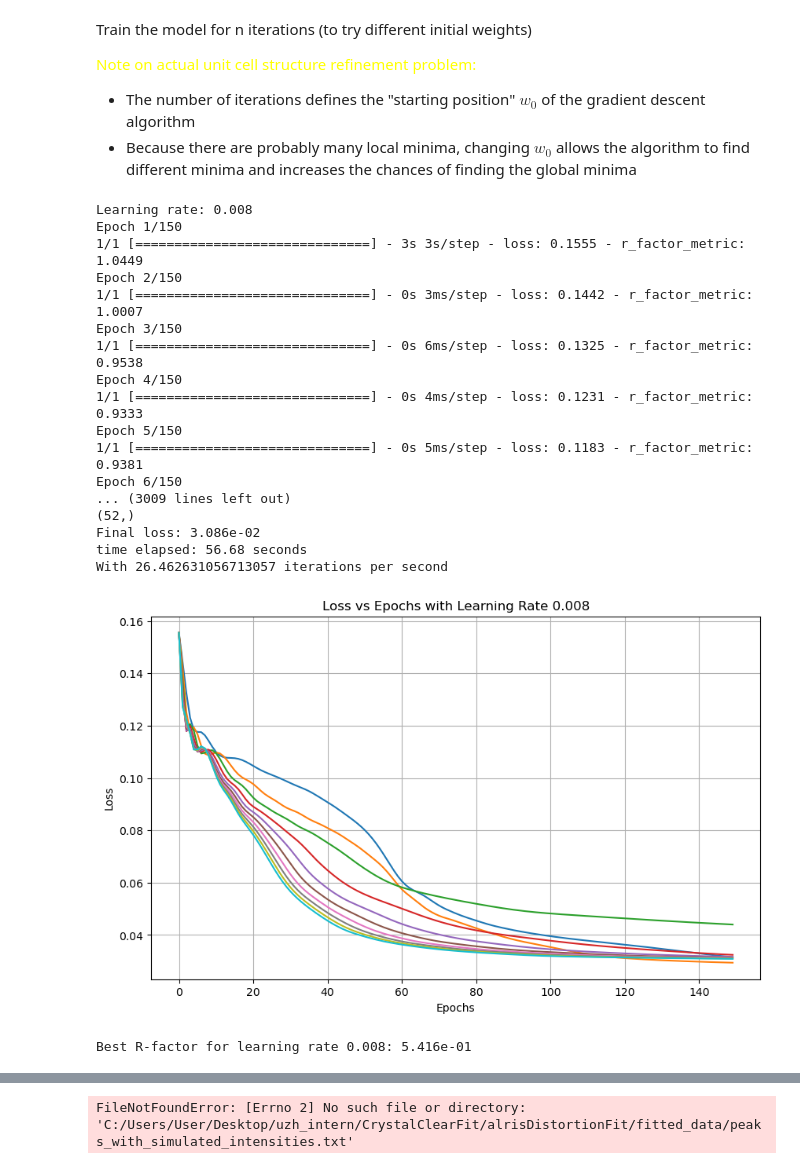
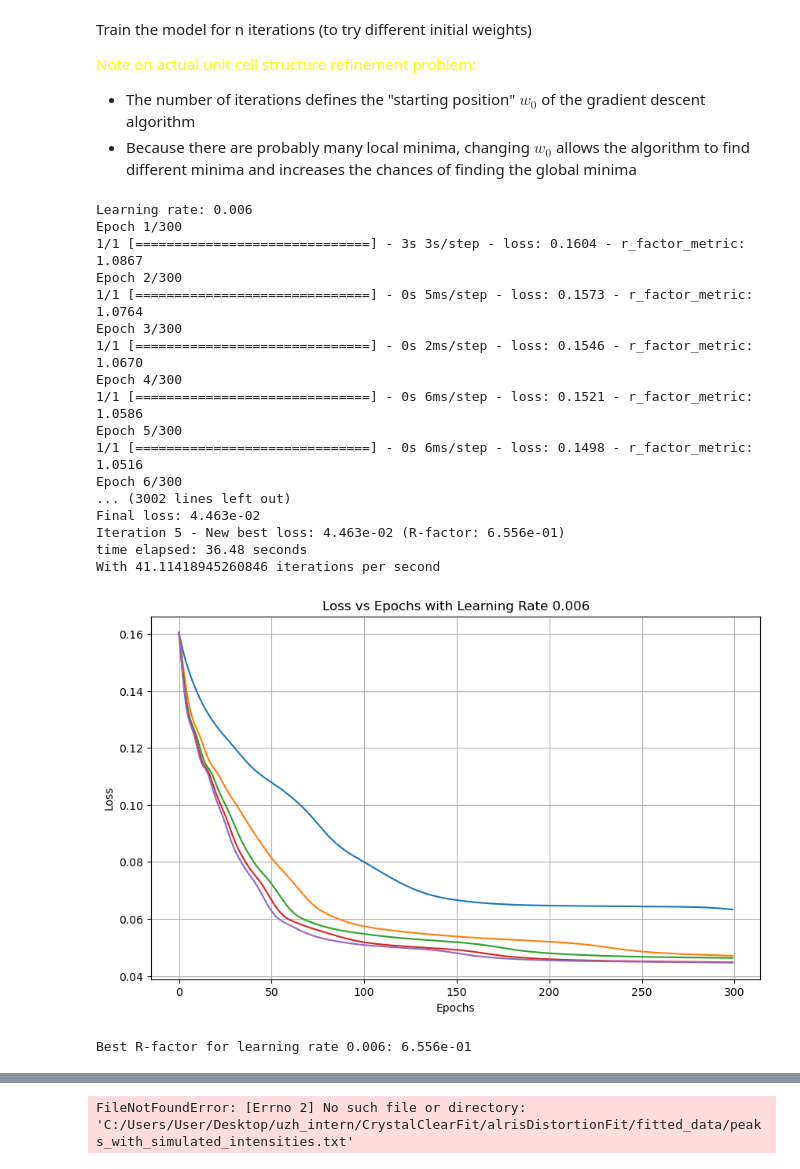
Before and after one commit to bleubreeymeow/alrisDistortionFit, a Jupyter notebook: PBCO/PBCO_1_3_inplane/P2/P2_gradient_descent.ipynb, the cells around one changed output, grey strips where cells are left out. Drawn from its saved outputs; the diff is of its cells as text; code cells hidden in the pictures.

```diff
--- a/PBCO/PBCO_1_3_inplane/P2/P2_gradient_descent.ipynb
+++ b/PBCO/PBCO_1_3_inplane/P2/P2_gradient_descent.ipynb
@@ -64,7 +64,8 @@ for label, err in zip(labels, vol_err):
     if label == 0:
         labels_err.append(0.1)  # Assign a high error for zero labels
     else:
-        labels_err.append((500000 - (1/label * 1000))/1000)  # Inverse error for each label
+        labels_err.append(1/label)   # Normalize error to sum to 60
+        #labels_err.append((500000 - (1/label * 1000))/1000)  # Inverse error for each label
 
 labels_err = tf.convert_to_tensor(labels_err, dtype=tf.float32)
 labels = tf.convert_to_tensor(labels, dtype=tf.float32)
@@ -130,7 +131,6 @@ def fun_tf(hkl_list, pars, matrix):
     w = tf.constant(0.000811509257682975, dtype=tf.float32)  # Debye-Waller factor
     qnorms = tf.norm(tf.cast(hkl_list, tf.float32), axis=1)
     intensity = intensity * tf.exp(- w * qnorms ** 2)  # Apply Debye-Waller factor
-    max_intensity = tf.reduce_max(intensity)
     #intensity = tf.where(intensity < max_intensity * 0.01, tf.zeros_like(intensity), intensity)  # Ensure no negative intensities
     #intensity = log10(intensity + 1)  # Convert to log10 scale
     sim_intensity = intensity
@@ -152,7 +152,7 @@ class FunAsLayer(tf.keras.layers.Layer):
         self.matrix = matrix
 
     def build(self, input_shape):
-        self.param = self.add_weight(name='param', shape=(mode_num,), initializer=tf.keras.initializers.RandomNormal(mean=0.0, stddev=0.05, seed=1), trainable=True)
+        self.param = self.add_weight(name='param', shape=(mode_num,), initializer=tf.keras.initializers.RandomNormal(mean=0.0, stddev=0.25, seed=1), trainable=True)
         super().build(input_shape)
 
     def call(self, inputs):
@@ -219,7 +219,7 @@ Train the model for n iterations (to try different initial weights)
 - The number of iterations defines the "starting position" $w_0$ of the gradient descent algorithm
 - Because there are probably many local minima, changing $w_0$ allows the algorithm to find different minima and increases the chances of finding the global minima
 # %%
-lr = [8e-3]
+lr = [6e-3]
 best_pars_overall = None
 best_rf_overall = np.inf
 best_loss_overall = []
@@ -232,9 +232,9 @@ for learning_rate in lr:
     max_mode_amps = np.loadtxt(path_max_mode_amps, dtype=np.float32 , delimiter=',')
     max_mode_amps = tf.convert_to_tensor(max_mode_amps, dtype=tf.float32)
 
-    n_epochs = 150
+    n_epochs = 300
     histories = []
-    n_iter = 10
+    n_iter = 5
 
     min_loss = np.inf
     best_pars = None
@@ -284,52 +284,52 @@ for learning_rate in lr:
             min_loss = final_loss
             rf = r_factor_metric(labels, fun_tf(features, best_model_pars , matrix))
             print(f"Iteration {i+1} - New best loss: {min_loss:.3e} (R-factor: {rf:.3e})")
 
     if min_loss < best_rf_overall:
         best_rf_overall = min_loss
         best_pars_overall = best_model_pars
         best_loss_overall = all_losses
     print(f"time elapsed: {time() - time_start:.2f} seconds")
     print(f"With {n_epochs*n_iter /(time() - time_start)} iterations per second")
     # Plotting the loss values
     plt.figure(figsize=(10, 6))
 
     # Plot the loss values for each iteration
     for i, loss_values in enumerate(all_losses):
         plt.plot(loss_values, label=f'Iteration {i+1}')
 
     plt.title(f'Loss vs Epochs with Learning Rate {learning_rate}')
     plt.xlabel('Epochs')
     plt.ylabel('Loss')
     # plt.legend()
     plt.grid(True)
     plt.show()
 
     y_pred = fun_tf(features, best_model_pars , matrix)
     labels = tf.reshape(labels, [-1])
     rf = r_factor_metric(labels, y_pred)
     print(f"Best R-factor for learning rate {learning_rate}: {rf:.3e}")
     final_weights = model.layers[-1].get_weights()[0]
 # %% [output]
-Learning rate: 0.008
-Epoch 1/150
-1/1 [==============================] - 3s 3s/step - loss: 0.1555 - r_factor_metric: 1.0449
-Epoch 2/150
-1/1 [==============================] - 0s 3ms/step - loss: 0.1442 - r_factor_metric: 1.0007
-Epoch 3/150
-1/1 [==============================] - 0s 6ms/step - loss: 0.1325 - r_factor_metric: 0.9538
-Epoch 4/150
-1/1 [==============================] - 0s 4ms/step - loss: 0.1231 - r_factor_metric: 0.9333
-Epoch 5/150
-1/1 [==============================] - 0s 5ms/step - loss: 0.1183 - r_factor_metric: 0.9381
-Epoch 6/150
-... (3009 lines left out)
-(52,)
-Final loss: 3.086e-02
-time elapsed: 56.68 seconds
-With 26.462631056713057 iterations per second
+Learning rate: 0.006
+Epoch 1/300
+1/1 [==============================] - 3s 3s/step - loss: 0.1604 - r_factor_metric: 1.0867
+Epoch 2/300
+1/1 [==============================] - 0s 5ms/step - loss: 0.1573 - r_factor_metric: 1.0764
+Epoch 3/300
+1/1 [==============================] - 0s 2ms/step - loss: 0.1546 - r_factor_metric: 1.0670
+Epoch 4/300
+1/1 [==============================] - 0s 6ms/step - loss: 0.1521 - r_factor_metric: 1.0586
+Epoch 5/300
+1/1 [==============================] - 0s 6ms/step - loss: 0.1498 - r_factor_metric: 1.0516
+Epoch 6/300
+... (3002 lines left out)
+Final loss: 4.463e-02
+Iteration 5 - New best loss: 4.463e-02 (R-factor: 6.556e-01)
+time elapsed: 36.48 seconds
+With 41.11418945260846 iterations per second
-[figure, old version]
+[figure, new version]
-Best R-factor for learning rate 0.008: 5.416e-01
+Best R-factor for learning rate 0.006: 6.556e-01
 # %%
 all_losses = best_loss_overall
 best_model_pars = best_pars_overall
```
Also changed, not shown: parts of 4 cells of this notebook, 9 other files.
